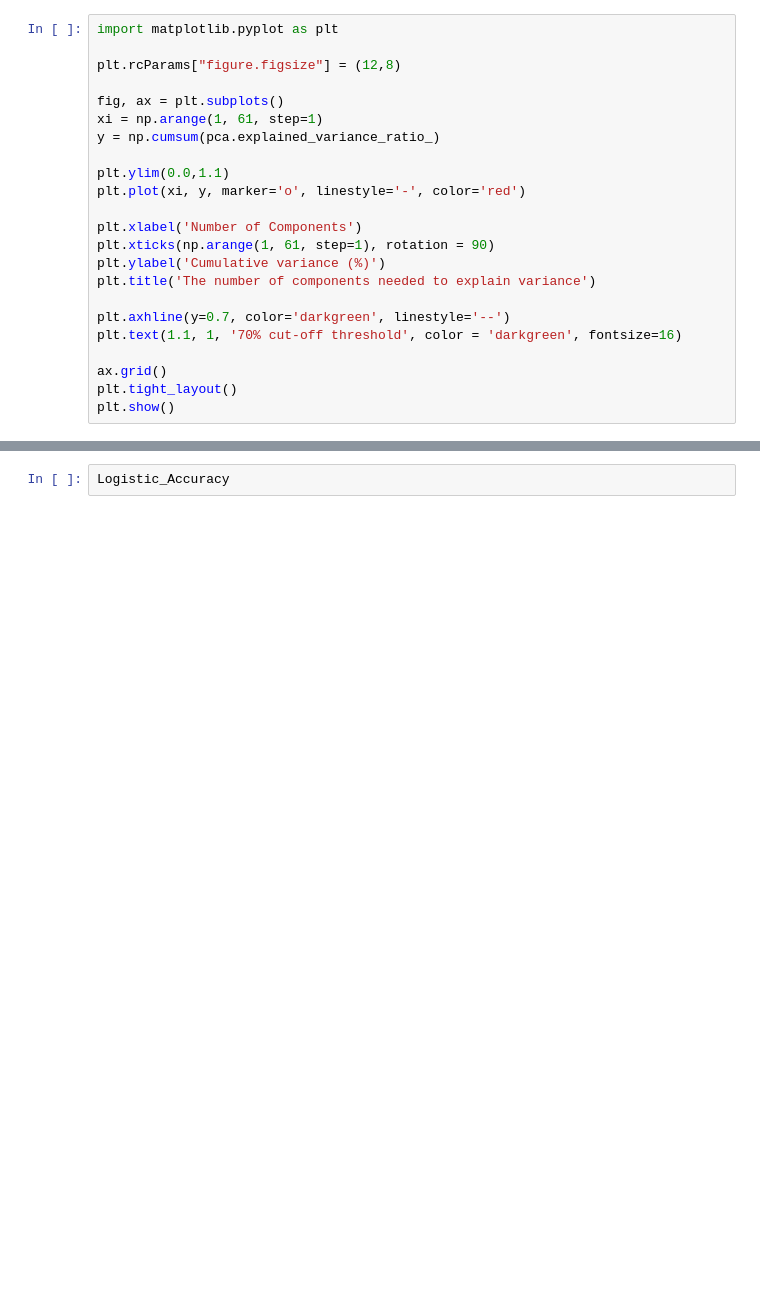
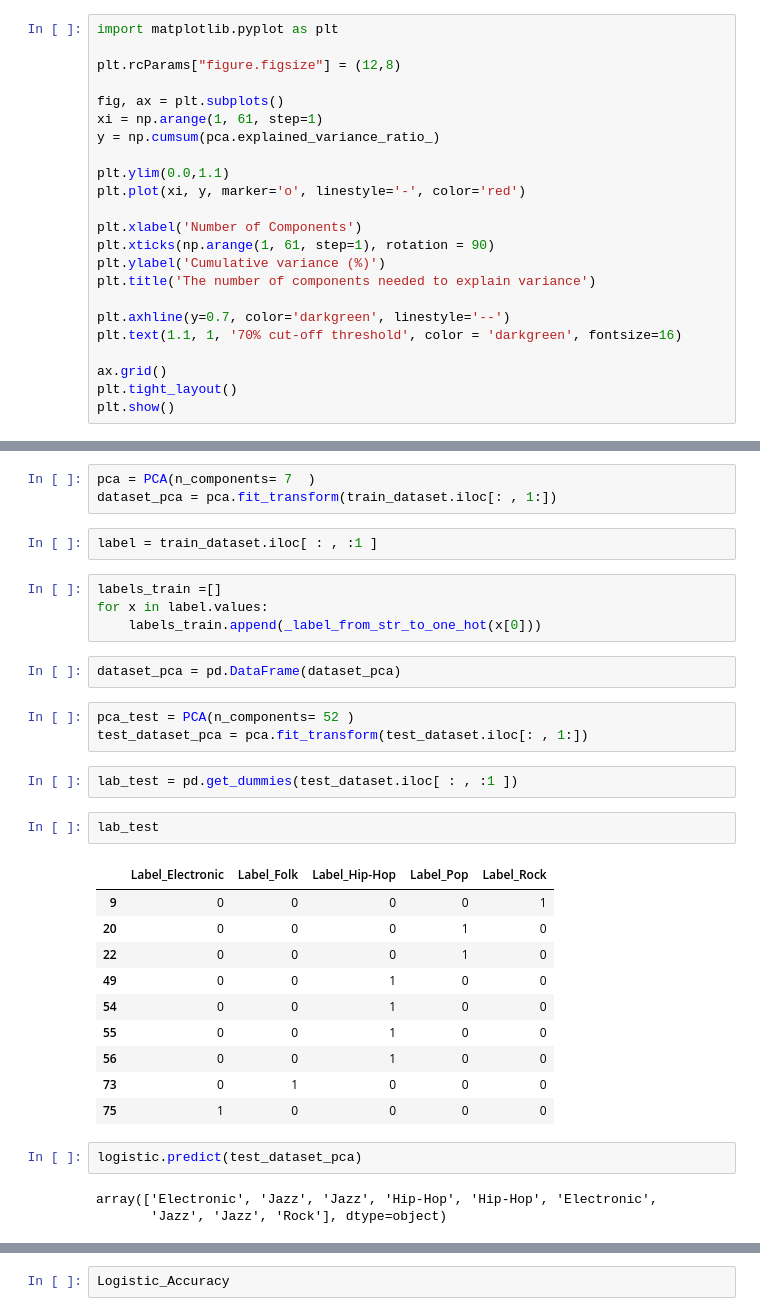
Before and after one commit to simonefacchiano/logistic_regression_gennus, a Jupyter notebook: logistic_regression.ipynb, the cells around one changed output, grey strips where cells are left out. Drawn from its saved outputs; the diff is of its cells as text; blank space fills up the shorter version.

```diff
--- a/logistic_regression.ipynb
+++ b/logistic_regression.ipynb
@@ -237,0 +189,34 @@ Logistic_Accuracy = logistic.score( X_test , Y_test)
+# %%
+pca = PCA(n_components= 7  )
+dataset_pca = pca.fit_transform(train_dataset.iloc[: , 1:])
+# %%
+label = train_dataset.iloc[ : , :1 ]
+# %%
+labels_train =[]
+for x in label.values:
+    labels_train.append(_label_from_str_to_one_hot(x[0]))
+# %%
+dataset_pca = pd.DataFrame(dataset_pca)
+# %%
+pca_test = PCA(n_components= 52 )
+test_dataset_pca = pca.fit_transform(test_dataset.iloc[: , 1:])
+# %%
+lab_test = pd.get_dummies(test_dataset.iloc[ : , :1 ])
+# %%
+lab_test
+# %% [output]
+|  | Label_Electronic | Label_Folk | Label_Hip-Hop | Label_Pop | Label_Rock |
+| 9 | 0 | 0 | 0 | 0 | 1 |
+| 20 | 0 | 0 | 0 | 1 | 0 |
+| 22 | 0 | 0 | 0 | 1 | 0 |
+| 49 | 0 | 0 | 1 | 0 | 0 |
+| 54 | 0 | 0 | 1 | 0 | 0 |
+| 55 | 0 | 0 | 1 | 0 | 0 |
+| 56 | 0 | 0 | 1 | 0 | 0 |
+| 73 | 0 | 1 | 0 | 0 | 0 |
+| 75 | 1 | 0 | 0 | 0 | 0 |
+# %%
+logistic.predict(test_dataset_pca)
+# %% [output]
+array(['Electronic', 'Jazz', 'Jazz', 'Hip-Hop', 'Hip-Hop', 'Electronic',
+       'Jazz', 'Jazz', 'Rock'], dtype=object)
```
Also changed, not shown: parts of 27 cells of this notebook, 1 other file.
